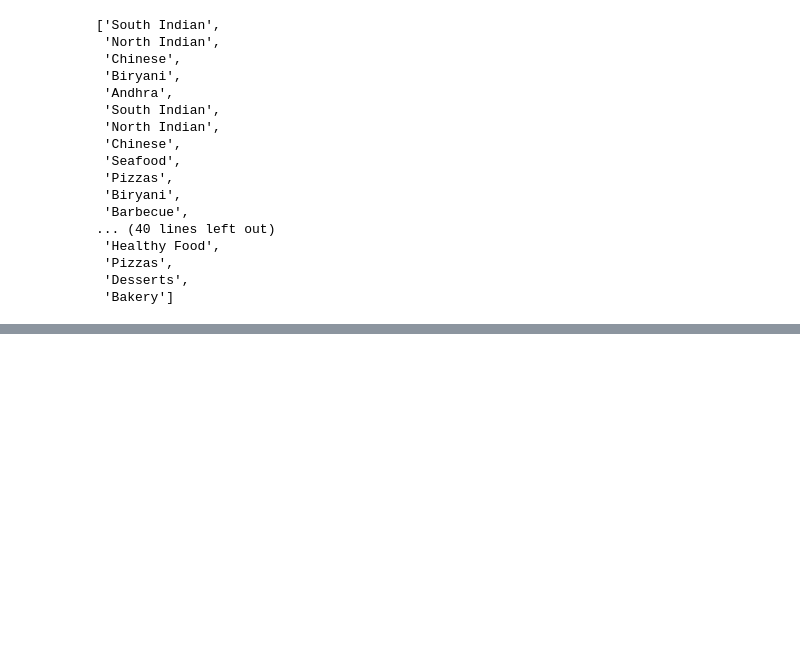
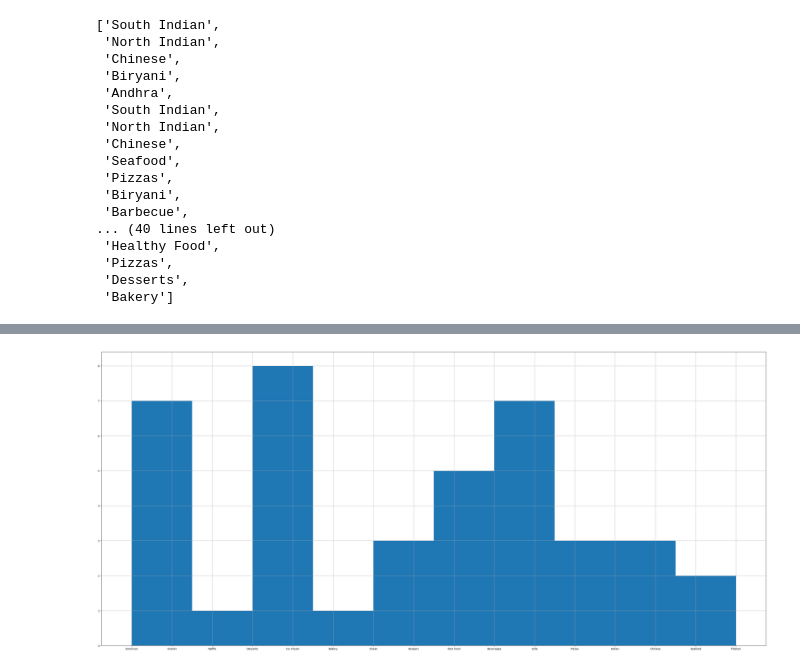
Before and after one commit to Vinayak-pawar/College, a Jupyter notebook: B9AI108 Programming for Data Analysis (B9AI108_2223_TMD1S)/Code/ca02.ipynb, the cells around one changed output, grey strips where cells are left out. Saved outputs shown, nothing was run; the diff lists cells and outputs as text; code cells hidden in the pictures; blank space fills up the shorter version.

```diff
--- a/B9AI108 Programming for Data Analysis (B9AI108_2223_TMD1S)/Code/ca02.ipynb
+++ b/B9AI108 Programming for Data Analysis (B9AI108_2223_TMD1S)/Code/ca02.ipynb
@@ -369 +366,10 @@ ValueError: Length mismatch: Expected axis has 1 elements, new values have 2 ele
+# %%
+import matplotlib.pyplot as plt
+
+plt.figure(figsize=(45,20))
+plt.grid()
+plt.hist(city_pune)
+plt.savefig('Pune.png')
+# %% [output]
+[figure, added]
 # %%
```
Also changed, not shown: parts of 22 cells of this notebook, 5 other files.
